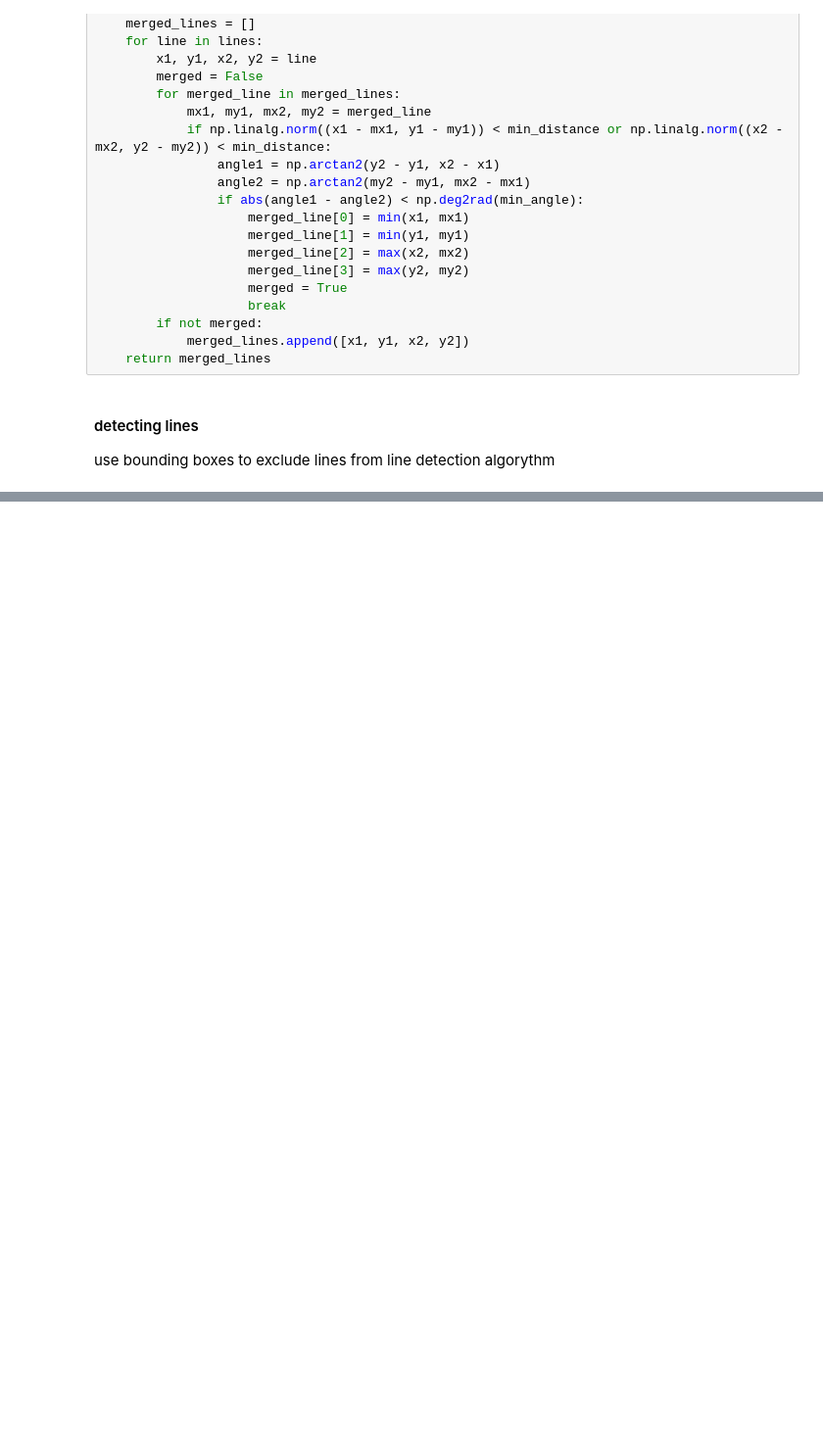
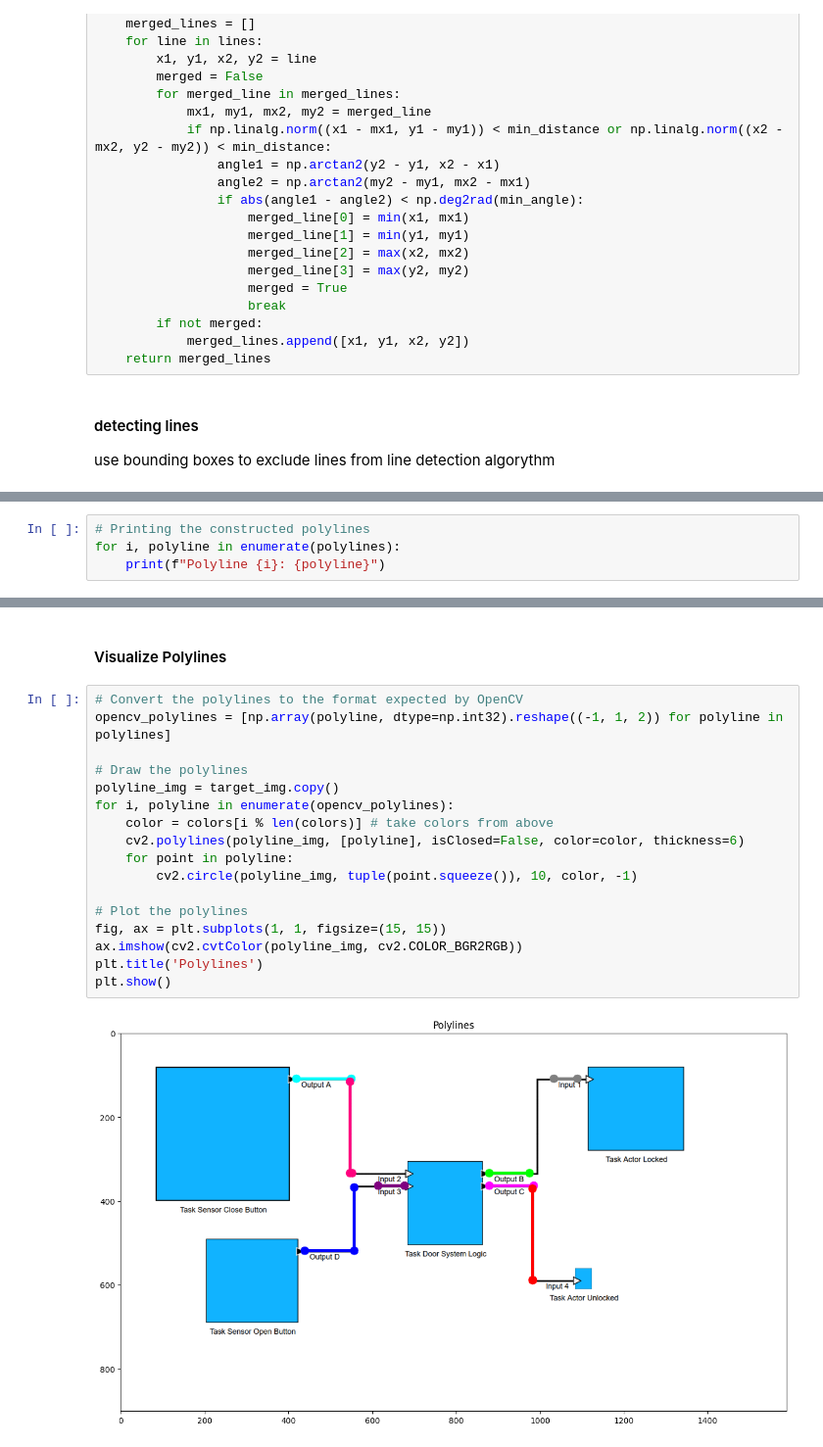
Before and after one commit to franzbanz/computervision, a Jupyter notebook: generaltesting.ipynb, the cells around one changed output, grey strips where cells are left out. Shown: that part at 98% size. Saved outputs shown, nothing was run; the diff lists cells and outputs as text; blank space fills up the shorter version.

```diff
--- a/generaltesting.ipynb
+++ b/generaltesting.ipynb
@@ -239,0 +564,4 @@ KeyboardInterrupt:
+# %%
+# Printing the constructed polylines
+for i, polyline in enumerate(polylines):
+    print(f"Polyline {i}: {polyline}")
@@ -239,0 +577,21 @@ KeyboardInterrupt:
+# %% [markdown]
+#### Visualize Polylines
+# %%
+# Convert the polylines to the format expected by OpenCV
+opencv_polylines = [np.array(polyline, dtype=np.int32).reshape((-1, 1, 2)) for polyline in polylines]
+
+# Draw the polylines
+polyline_img = target_img.copy()
+for i, polyline in enumerate(opencv_polylines):
+    color = colors[i % len(colors)] # take colors from above
+    cv2.polylines(polyline_img, [polyline], isClosed=False, color=color, thickness=6)
+    for point in polyline:
+        cv2.circle(polyline_img, tuple(point.squeeze()), 10, color, -1)
+
+# Plot the polylines
+fig, ax = plt.subplots(1, 1, figsize=(15, 15))
+ax.imshow(cv2.cvtColor(polyline_img, cv2.COLOR_BGR2RGB))
+plt.title('Polylines')
+plt.show()
+# %% [output]
+[figure, added]
```
Also changed, not shown: parts of 14 cells of this notebook.
